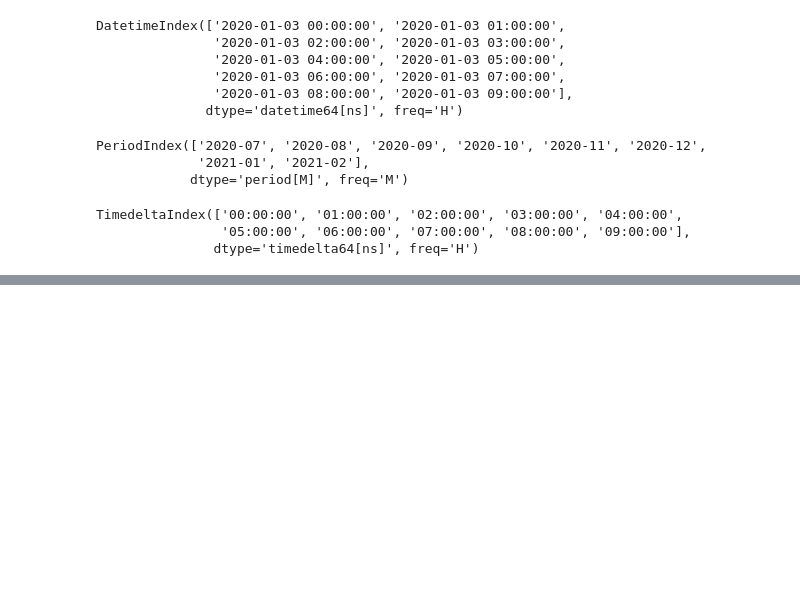
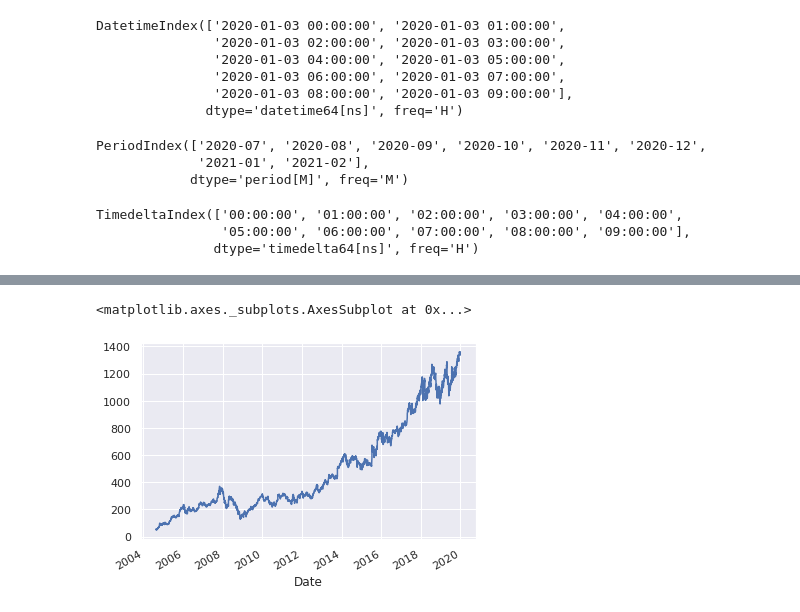
Before and after one commit to KonstantinKlepikov/all-python-ml-learning, a Jupyter notebook: pandas-learning.ipynb, the cells around one changed output, grey strips where cells are left out. Cells and saved outputs as stored; diff of their text form; code cells hidden in the pictures; blank space fills up the shorter version.

Commit message:
pandas learning

```diff
--- a/pandas-learning.ipynb
+++ b/pandas-learning.ipynb
@@ -2834,0 +2886,5 @@ TimedeltaIndex(['00:00:00', '01:00:00', '02:00:00', '03:00:00', '04:00:00',
+# %%
+# используем фин.данные из пакета pandas_datareader
+from pandas_datareader import data
+goog = data.DataReader('GOOG', start='2004', end='2020', data_source='yahoo')
+goog.head()
@@ -2834,0 +2899,7 @@ TimedeltaIndex(['00:00:00', '01:00:00', '02:00:00', '03:00:00', '04:00:00',
+# %%
+goog = goog['Close']
+# %%
+goog.plot()
+# %% [output]
+<matplotlib.axes._subplots.AxesSubplot at 0x...>
+[figure, added]
```
Also changed, not shown: parts of 13 cells of this notebook.
